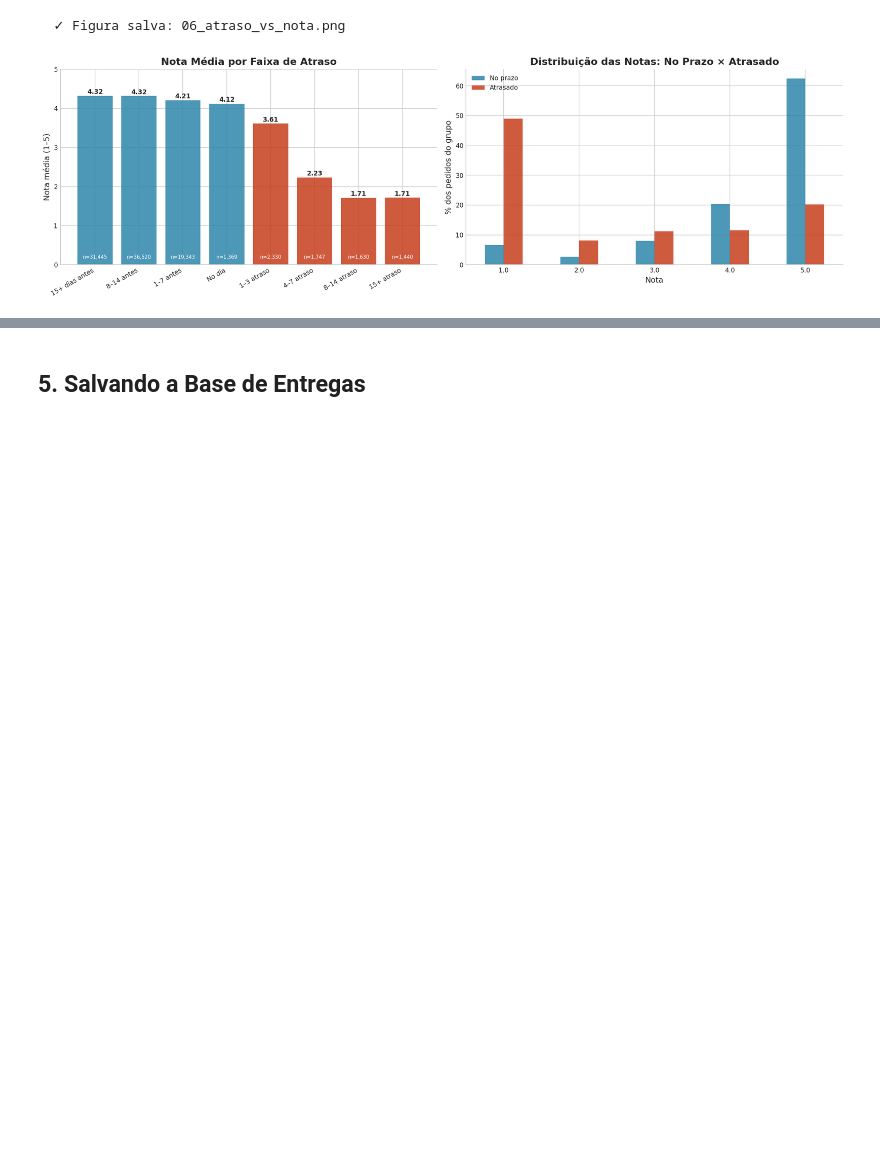
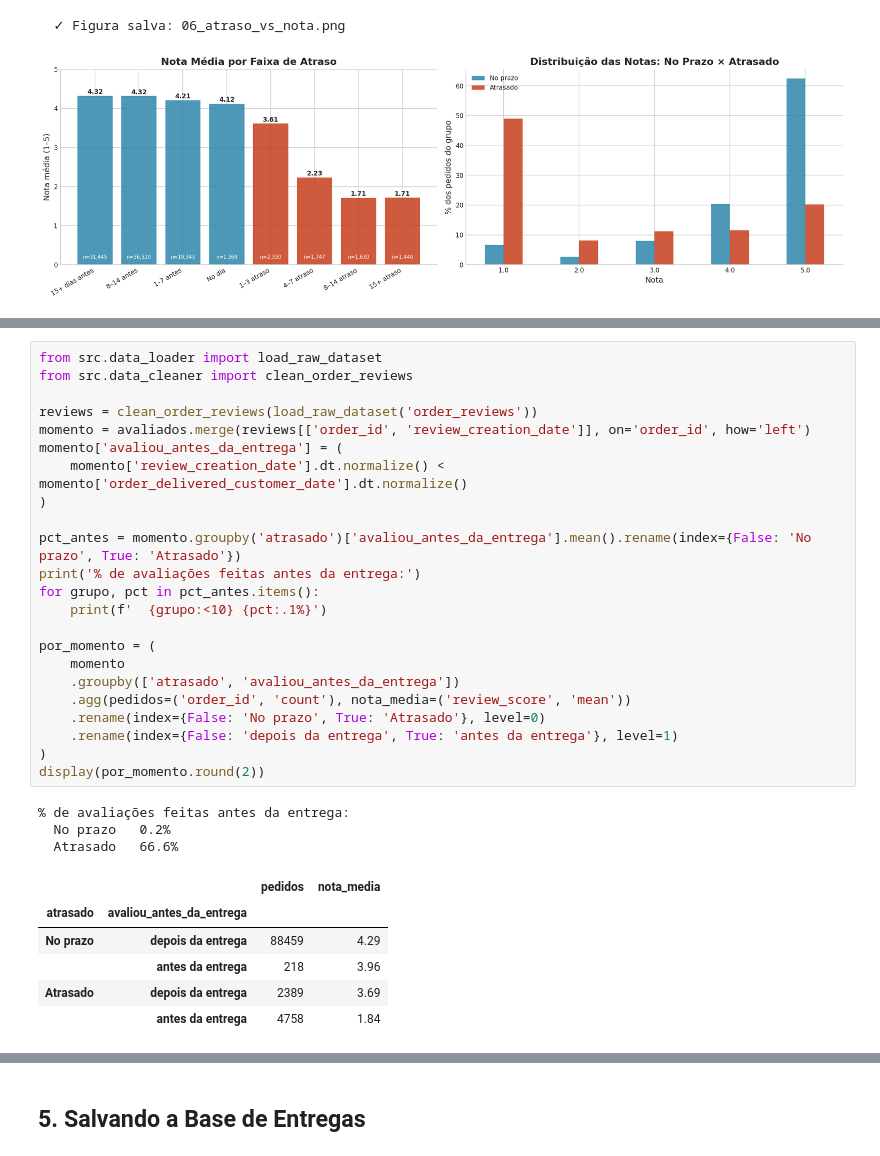
Before and after one commit to ViniciusBelo/olist-ecommerce-analysis, a Jupyter notebook: notebooks/06_analise_entregas.ipynb, the cells around one changed output, grey strips where cells are left out. Drawn from its saved outputs; the diff is of its cells as text; blank space fills up the shorter version.

```diff
--- a/notebooks/06_analise_entregas.ipynb
+++ b/notebooks/06_analise_entregas.ipynb
@@ -288,0 +314,33 @@ plt.show()
+# %%
+from src.data_loader import load_raw_dataset
+from src.data_cleaner import clean_order_reviews
+
+reviews = clean_order_reviews(load_raw_dataset('order_reviews'))
+momento = avaliados.merge(reviews[['order_id', 'review_creation_date']], on='order_id', how='left')
+momento['avaliou_antes_da_entrega'] = (
+    momento['review_creation_date'].dt.normalize() < momento['order_delivered_customer_date'].dt.normalize()
+)
+
+pct_antes = momento.groupby('atrasado')['avaliou_antes_da_entrega'].mean().rename(index={False: 'No prazo', True: 'Atrasado'})
+print('% de avaliações feitas antes da entrega:')
+for grupo, pct in pct_antes.items():
+    print(f'  {grupo:<10} {pct:.1%}')
+
+por_momento = (
+    momento
+    .groupby(['atrasado', 'avaliou_antes_da_entrega'])
+    .agg(pedidos=('order_id', 'count'), nota_media=('review_score', 'mean'))
+    .rename(index={False: 'No prazo', True: 'Atrasado'}, level=0)
+    .rename(index={False: 'depois da entrega', True: 'antes da entrega'}, level=1)
+)
+display(por_momento.round(2))
+# %% [output]
+% de avaliações feitas antes da entrega:
+  No prazo   0.2%
+  Atrasado   66.6%
+|  |  | pedidos | nota_media |
+| atrasado | avaliou_antes_da_entrega |  |  |
+| No prazo | depois da entrega | 88459 | 4.29 |
+|  | antes da entrega | 218 | 3.96 |
+| Atrasado | depois da entrega | 2389 | 3.69 |
+|  | antes da entrega | 4758 | 1.84 |
```
Also changed, not shown: parts of 5 cells of this notebook, 1 other file.
